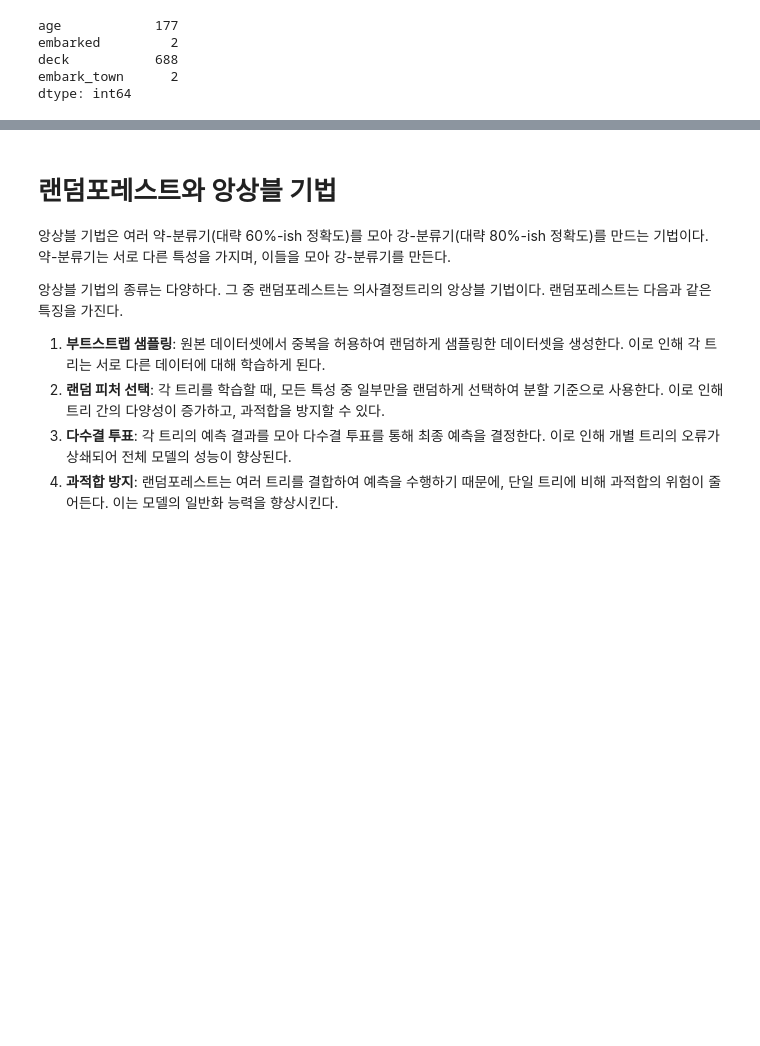
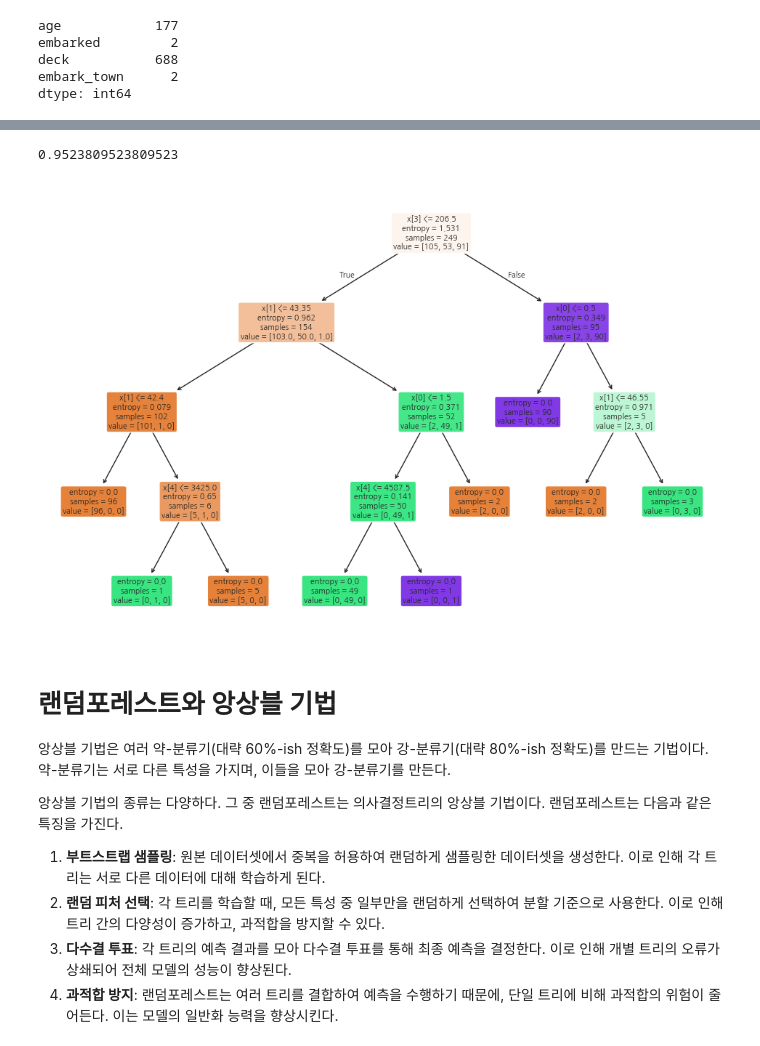
Before and after one commit to gatesplan/python-lecture, a Jupyter notebook: lecture-ml/ML 6. 의사결정트리, 랜덤포레스트와 앙상블 기법.ipynb, the cells around one changed output, grey strips where cells are left out. Cells and saved outputs as stored; diff of their text form; code cells hidden in the pictures; blank space fills up the shorter version.

```diff
--- a/lecture-ml/ML 6. 의사결정트리, 랜덤포레스트와 앙상블 기법.ipynb
+++ b/lecture-ml/ML 6. 의사결정트리, 랜덤포레스트와 앙상블 기법.ipynb
@@ -226,3 +256,29 @@ plt.show()
+# %%
+from sklearn.tree import DecisionTreeClassifier
+from sklearn.model_selection import train_test_split
+
+xs = penguins.iloc[:, 1:]
+ys = penguins.iloc[:, 0]
+xs_train, xs_test, ys_train, ys_test = train_test_split(xs, ys)
+
+tree = DecisionTreeClassifier(criterion='entropy')
+tree.fit(x_train, y_train)
+y_pred = tree.predict(x_test)
+
+from sklearn.metrics import accuracy_score
+accuracy_score(y_test, y_pred)
+# %% [output]
+0.9523809523809523
+# %%
+from sklearn.tree import plot_tree
+import matplotlib.pyplot as plt
+import koreanize_matplotlib
+
+plt.figure(figsize=(12, 8))
+plot_tree(tree, filled=True, rounded=True)
+plt.show()
+# %% [output]
+[figure, added]
 # %% [markdown]
 # 랜덤포레스트와 앙상블 기법
 
```
Also changed, not shown: parts of 21 cells of this notebook, 2 other files.
